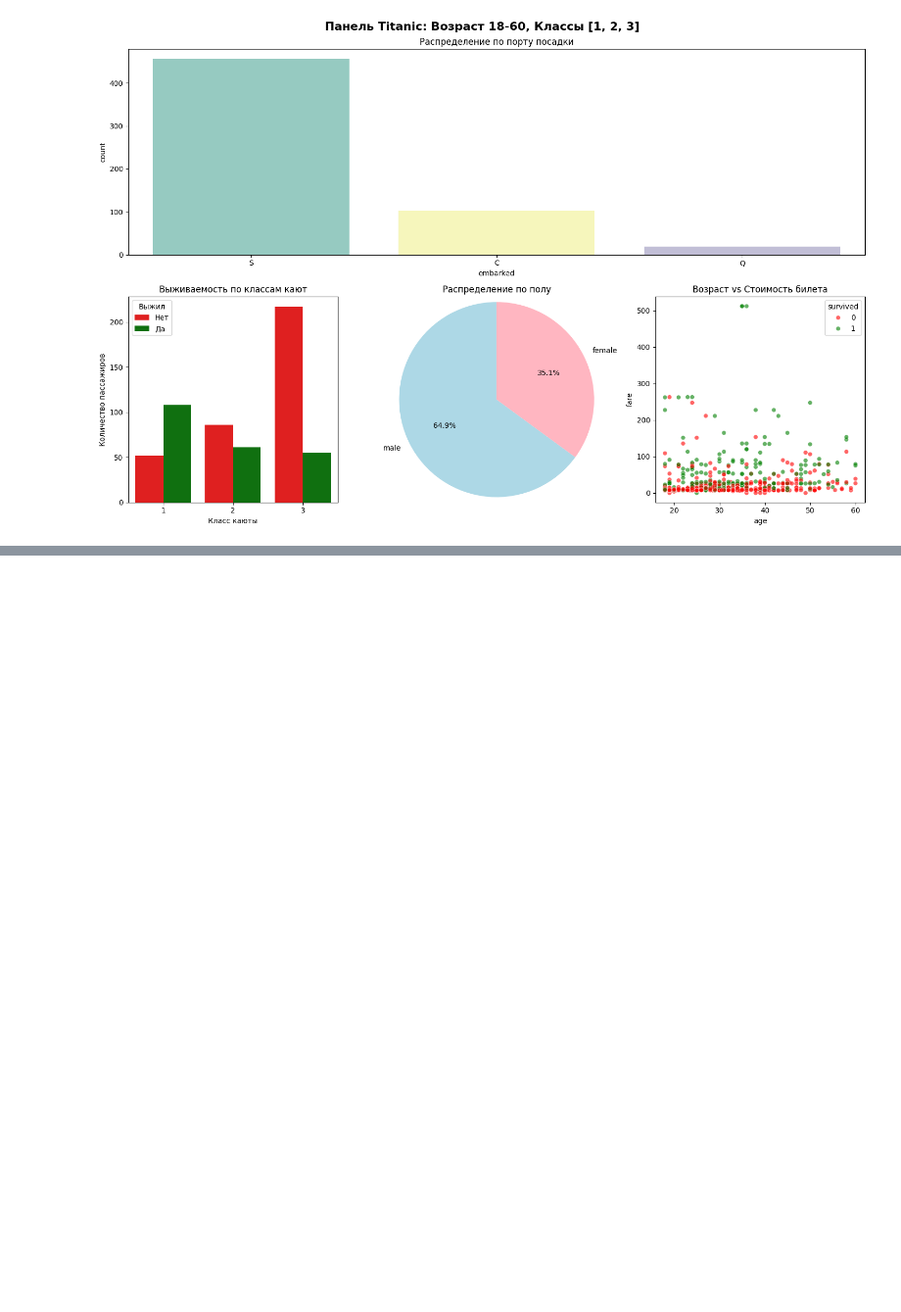
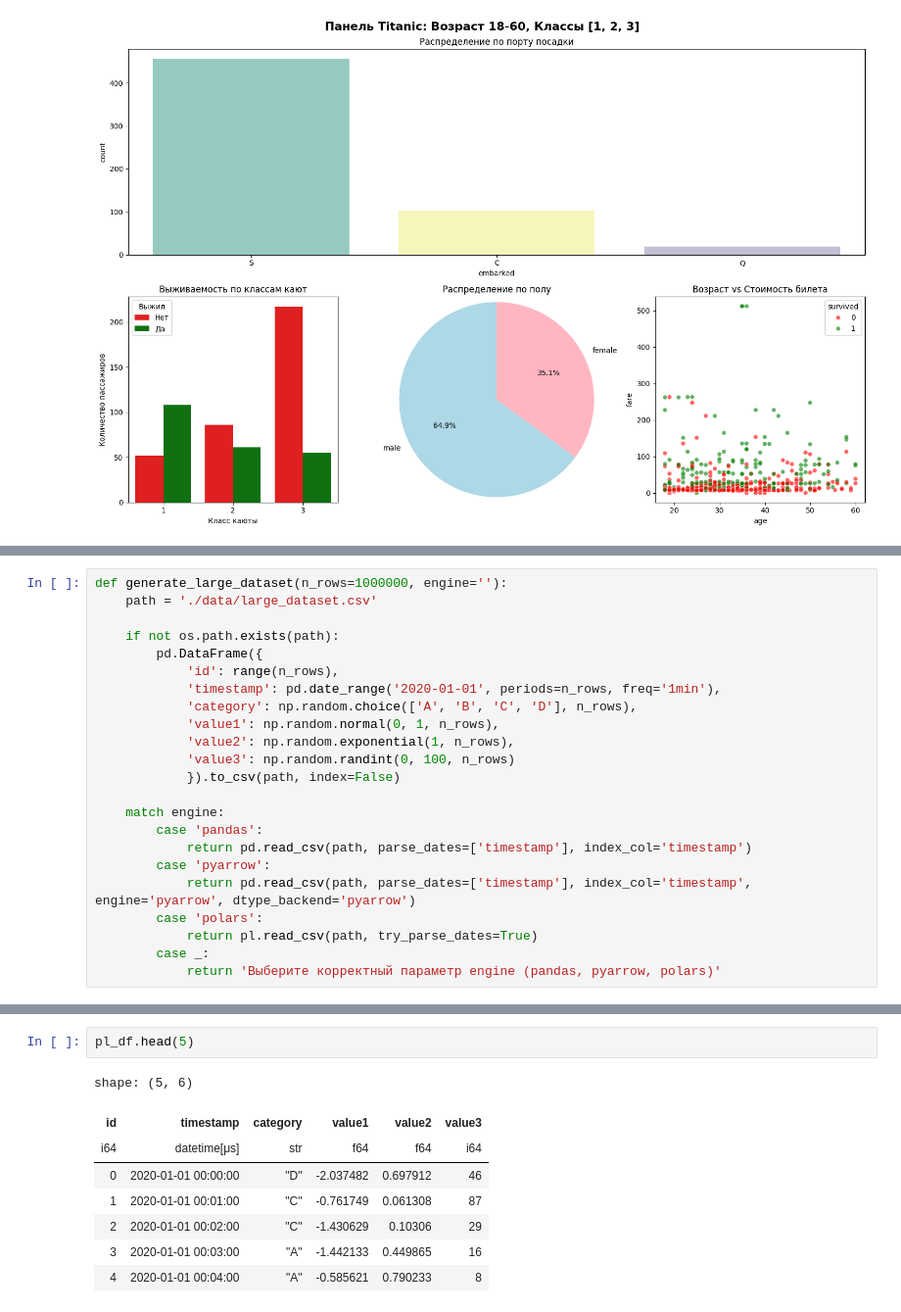
Before and after one commit to vl4xd/pstu-python-programming, a Jupyter notebook: lab_work_4/src/main.ipynb, the cells around one changed output, grey strips where cells are left out. Shown: that part at 98% size. Cells and saved outputs as stored; diff of their text form; blank space fills up the shorter version.

```diff
--- a/lab_work_4/src/main.ipynb
+++ b/lab_work_4/src/main.ipynb
@@ -809,0 +834,23 @@ Passing `palette` without assigning `hue` is deprecated and will be removed in v
+# %%
+def generate_large_dataset(n_rows=1000000, engine=''):
+    path = './data/large_dataset.csv'
+
+    if not os.path.exists(path):
+        pd.DataFrame({
+            'id': range(n_rows),
+            'timestamp': pd.date_range('2020-01-01', periods=n_rows, freq='1min'),
+            'category': np.random.choice(['A', 'B', 'C', 'D'], n_rows),
+            'value1': np.random.normal(0, 1, n_rows),
+            'value2': np.random.exponential(1, n_rows),
+            'value3': np.random.randint(0, 100, n_rows)
+            }).to_csv(path, index=False)
+
+    match engine:
+        case 'pandas':
+            return pd.read_csv(path, parse_dates=['timestamp'], index_col='timestamp')
+        case 'pyarrow':
+            return pd.read_csv(path, parse_dates=['timestamp'], index_col='timestamp', engine='pyarrow', dtype_backend='pyarrow')
+        case 'polars':
+            return pl.read_csv(path, try_parse_dates=True)
+        case _:
+            return 'Выберите корректный параметр engine (pandas, pyarrow, polars)'
@@ -809,0 +891,11 @@ Passing `palette` without assigning `hue` is deprecated and will be removed in v
+# %%
+pl_df.head(5)
+# %% [output]
+shape: (5, 6)
+| id | timestamp | category | value1 | value2 | value3 |
+| i64 | datetime[μs] | str | f64 | f64 | i64 |
+| 0 | 2020-01-01 00:00:00 | "D" | -2.037482 | 0.697912 | 46 |
+| 1 | 2020-01-01 00:01:00 | "C" | -0.761749 | 0.061308 | 87 |
+| 2 | 2020-01-01 00:02:00 | "C" | -1.430629 | 0.10306 | 29 |
+| 3 | 2020-01-01 00:03:00 | "A" | -1.442133 | 0.449865 | 16 |
+| 4 | 2020-01-01 00:04:00 | "A" | -0.585621 | 0.790233 | 8 |
```
Also changed, not shown: parts of 15 cells of this notebook, 1 other file.
